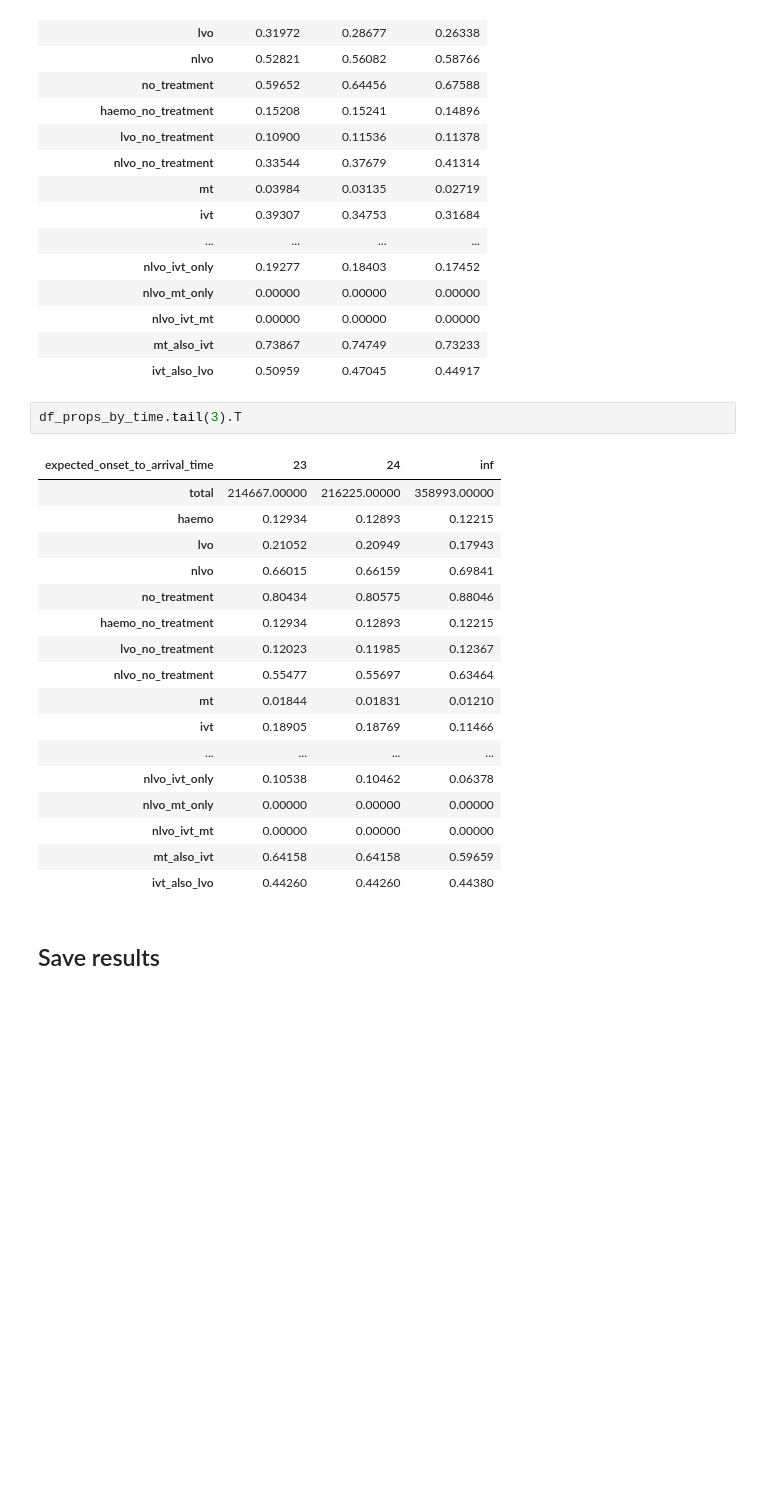
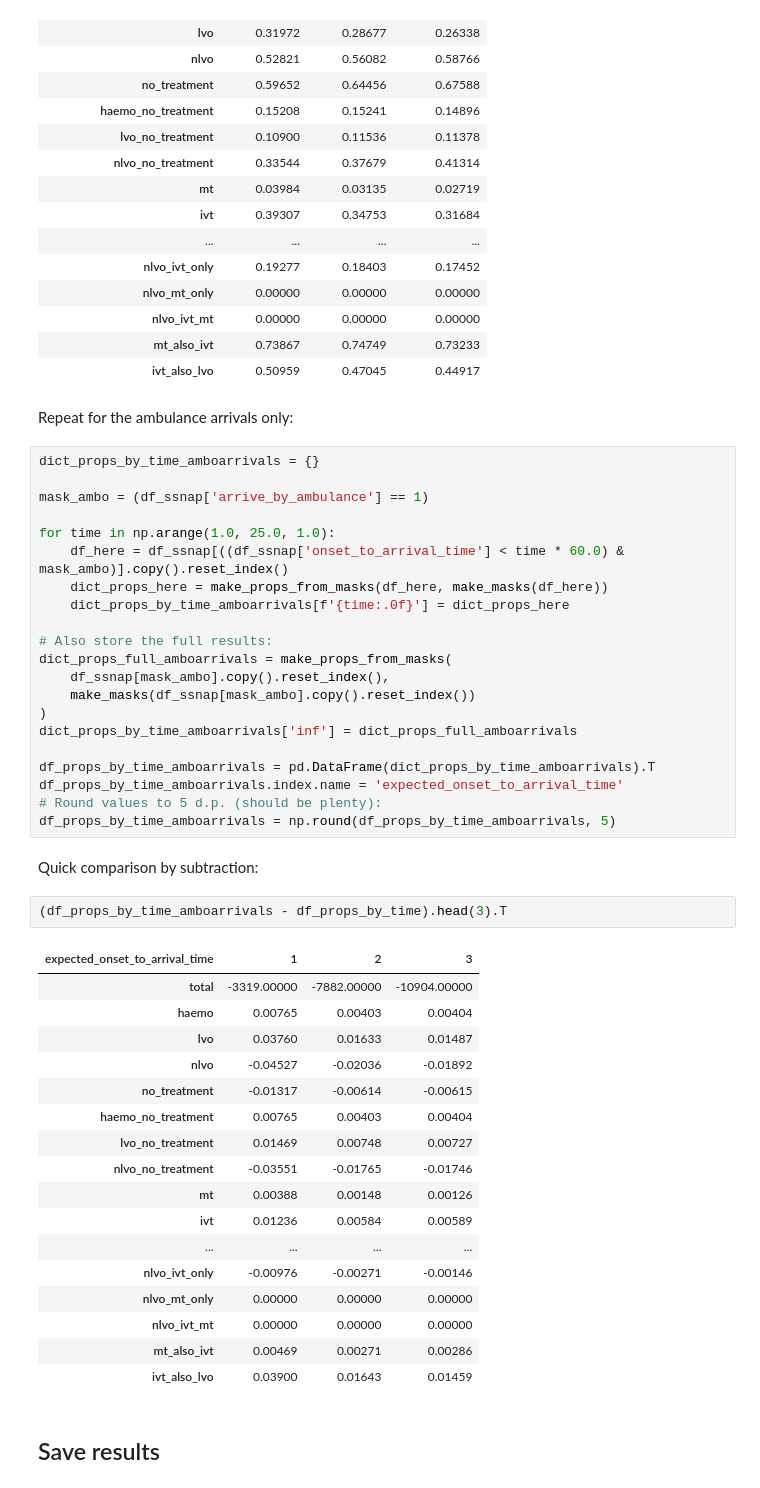
Before and after one commit to samuel-book/patient_parameters, a Jupyter notebook: treatment_proportions/treatment_props_by_time.ipynb, the cells around one changed output. Saved outputs shown, nothing was run; the diff lists cells and outputs as text; blank space fills up the shorter version.

```diff
--- a/treatment_proportions/treatment_props_by_time.ipynb
+++ b/treatment_proportions/treatment_props_by_time.ipynb
@@ -258,26 +258,51 @@ df_props_by_time.head(3).T
 | nlvo_ivt_mt | 0.00000 | 0.00000 | 0.00000 |
 | mt_also_ivt | 0.73867 | 0.74749 | 0.73233 |
 | ivt_also_lvo | 0.50959 | 0.47045 | 0.44917 |
-# %%
-df_props_by_time.tail(3).T
-# %% [output]
-| expected_onset_to_arrival_time | 23 | 24 | inf |
-| total | 214667.00000 | 216225.00000 | 358993.00000 |
-| haemo | 0.12934 | 0.12893 | 0.12215 |
-| lvo | 0.21052 | 0.20949 | 0.17943 |
-| nlvo | 0.66015 | 0.66159 | 0.69841 |
-| no_treatment | 0.80434 | 0.80575 | 0.88046 |
-| haemo_no_treatment | 0.12934 | 0.12893 | 0.12215 |
-| lvo_no_treatment | 0.12023 | 0.11985 | 0.12367 |
-| nlvo_no_treatment | 0.55477 | 0.55697 | 0.63464 |
-| mt | 0.01844 | 0.01831 | 0.01210 |
-| ivt | 0.18905 | 0.18769 | 0.11466 |
-| ... | ... | ... | ... |
-| nlvo_ivt_only | 0.10538 | 0.10462 | 0.06378 |
-| nlvo_mt_only | 0.00000 | 0.00000 | 0.00000 |
-| nlvo_ivt_mt | 0.00000 | 0.00000 | 0.00000 |
-| mt_also_ivt | 0.64158 | 0.64158 | 0.59659 |
-| ivt_also_lvo | 0.44260 | 0.44260 | 0.44380 |
+# %% [markdown]
+Repeat for the ambulance arrivals only:
+# %%
+dict_props_by_time_amboarrivals = {}
+
+mask_ambo = (df_ssnap['arrive_by_ambulance'] == 1)
+
+for time in np.arange(1.0, 25.0, 1.0):
+    df_here = df_ssnap[((df_ssnap['onset_to_arrival_time'] < time * 60.0) & mask_ambo)].copy().reset_index()
+    dict_props_here = make_props_from_masks(df_here, make_masks(df_here))
+    dict_props_by_time_amboarrivals[f'{time:.0f}'] = dict_props_here
+
+# Also store the full results:
+dict_props_full_amboarrivals = make_props_from_masks(
+    df_ssnap[mask_ambo].copy().reset_index(),
+    make_masks(df_ssnap[mask_ambo].copy().reset_index())
+)
+dict_props_by_time_amboarrivals['inf'] = dict_props_full_amboarrivals
+
+df_props_by_time_amboarrivals = pd.DataFrame(dict_props_by_time_amboarrivals).T
+df_props_by_time_amboarrivals.index.name = 'expected_onset_to_arrival_time'
+# Round values to 5 d.p. (should be plenty):
+df_props_by_time_amboarrivals = np.round(df_props_by_time_amboarrivals, 5)
+# %% [markdown]
+Quick comparison by subtraction:
+# %%
+(df_props_by_time_amboarrivals - df_props_by_time).head(3).T
+# %% [output]
+| expected_onset_to_arrival_time | 1 | 2 | 3 |
+| total | -3319.00000 | -7882.00000 | -10904.00000 |
+| haemo | 0.00765 | 0.00403 | 0.00404 |
+| lvo | 0.03760 | 0.01633 | 0.01487 |
+| nlvo | -0.04527 | -0.02036 | -0.01892 |
+| no_treatment | -0.01317 | -0.00614 | -0.00615 |
+| haemo_no_treatment | 0.00765 | 0.00403 | 0.00404 |
+| lvo_no_treatment | 0.01469 | 0.00748 | 0.00727 |
+| nlvo_no_treatment | -0.03551 | -0.01765 | -0.01746 |
+| mt | 0.00388 | 0.00148 | 0.00126 |
+| ivt | 0.01236 | 0.00584 | 0.00589 |
+| ... | ... | ... | ... |
+| nlvo_ivt_only | -0.00976 | -0.00271 | -0.00146 |
+| nlvo_mt_only | 0.00000 | 0.00000 | 0.00000 |
+| nlvo_ivt_mt | 0.00000 | 0.00000 | 0.00000 |
+| mt_also_ivt | 0.00469 | 0.00271 | 0.00286 |
+| ivt_also_lvo | 0.03900 | 0.01643 | 0.01459 |
 # %% [markdown]
 ## Save results
 # %%
```
Also changed, not shown: parts of 13 cells of this notebook, 31 other files.
